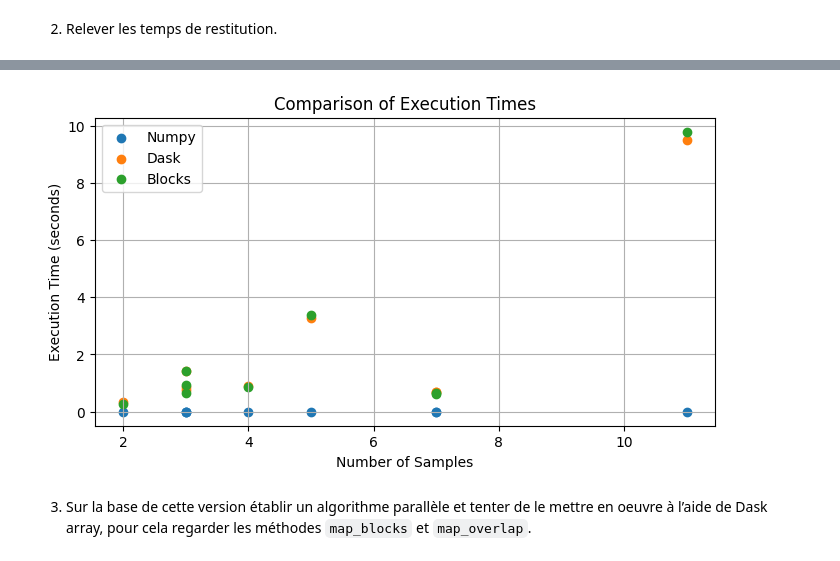
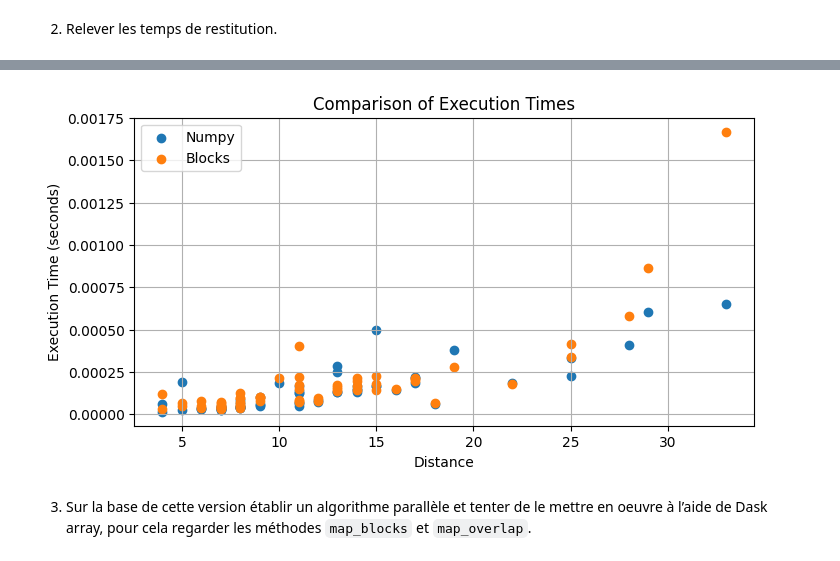
Before and after one commit to RodrigoFernandes-DA/TPs_Univ, a Jupyter notebook: Architectures et Technologies en Sciences des Données/TP6-Dask/TP06_03_Lev/M1SD-TP06-DaskArray-Levenshtein.ipynb, the cells around one changed output, grey strips where cells are left out. Drawn from its saved outputs; the diff is of its cells as text; code cells hidden in the pictures.

```diff
--- a/Architectures et Technologies en Sciences des Données/TP6-Dask/TP06_03_Lev/M1SD-TP06-DaskArray-Levenshtein.ipynb
+++ b/Architectures et Technologies en Sciences des Données/TP6-Dask/TP06_03_Lev/M1SD-TP06-DaskArray-Levenshtein.ipynb
@@ -181,10 +175,25 @@ result
 # %% [output]
 | Array Chunk Bytes 8 B 8 B Shape (... |  |
 # %%
-seq1 = ['GATTACA', 'flawn', 'sitting', 'saturday', 'elephant', 'encyclopedia', 'democracy', 'marcy', 'rodrigo']
-seq2 = ['GCATGCU', 'drawn', 'kitten', 'sunday', 'relevant', 'psychoanalysis', 'aristocracy', 'andreina', 'gaston']
-dists = []
+seq1 = [
+    'GATTACA', 'flawn', 'sitting', 'saturday', 'elephant', 'marcy', 'rodrigo',
+    'algorithm', 'basketball', 'chocolate', 'diamond', 'elephant', 'freedom',
+    'giraffe', 'happiness', 'illusion', 'jazz', 'kangaroo', 'lightning',
+    'mountain', 'notebook', 'octopus', 'penguin', 'quasar', 'butterfly',
+    'crocodile', 'dinosaur', 'fireworks', 'hamburger', 'kaleidoscope'
+]
+
+seq2 = [
+    'GCATGCU', 'drawn', 'kitten', 'sunday', 'relevant', 'andreina', 'gaston',
+    'alligator', 'basket', 'caramel', 'dynamite', 'elephant', 'festival',
+    'guitar', 'harmony', 'imagination', 'jungle', 'koala', 'lighthouse',
+    'monument', 'notepad', 'ostrich', 'parrot', 'quicksand', 'buttercup',
+    'crocodile', 'dinosaur', 'firework', 'hamburgers', 'kaleidoscopes'
+]
+dists_da = []
 da_times = []
+np_times2 = []
+chars_da = []
 
 for i in range(len(seq1)):
     tic = time.time()
@@ -192,5 +201,14 @@ for i in range(len(seq1)):
     result2 = result.compute()
     toc = time.time()
     da_times.append(toc-tic)
-    dists.append(result2)
-    print(f'Distance = {result2} calculated in {toc-tic}s')
+
+
+
+
+    tic = time.time()
+    result = levenshtein_numpy(seq1[i], seq2[i])
+    toc = time.time()
+    np_times2.append(toc-tic)
+    dists_da.append(result2)
+    chars_da.append((len(seq1[i]))*(len(seq2[i])))
+    # print(f'Distance = {result2} calculated in {toc-tic}s')
@@ -292,16 +302,16 @@ Distance = dask.array<getitem, shape=(), dtype=int64, chunksize=(), chunktype=nu
 # %%
 plt.figure(figsize=(8, 4))
 plt.scatter(dists, np_times, label='Numpy', marker='o')
-plt.scatter(dists, da_times, label='Dask', marker='o')
+# plt.scatter(dists_da, da_times, label='Dask', marker='o')
 plt.scatter(dists, bl_times, label='Blocks', marker='o')
 plt.xlabel('Distance')
 plt.ylabel('Execution Time (seconds)')
 plt.title('Comparison of Execution Times')
 plt.legend()
 plt.grid()
 plt.show()
 # %% [output]
-[figure, old version]
+[figure, new version]
 # %% [markdown]
 3. Sur la base de cette version établir un algorithme parallèle et tenter de le mettre en oeuvre à l’aide de Dask array, pour cela regarder les méthodes `map_blocks` et `map_overlap`.
 # %%
```
Also changed, not shown: parts of 12 cells of this notebook, 3 other files.
